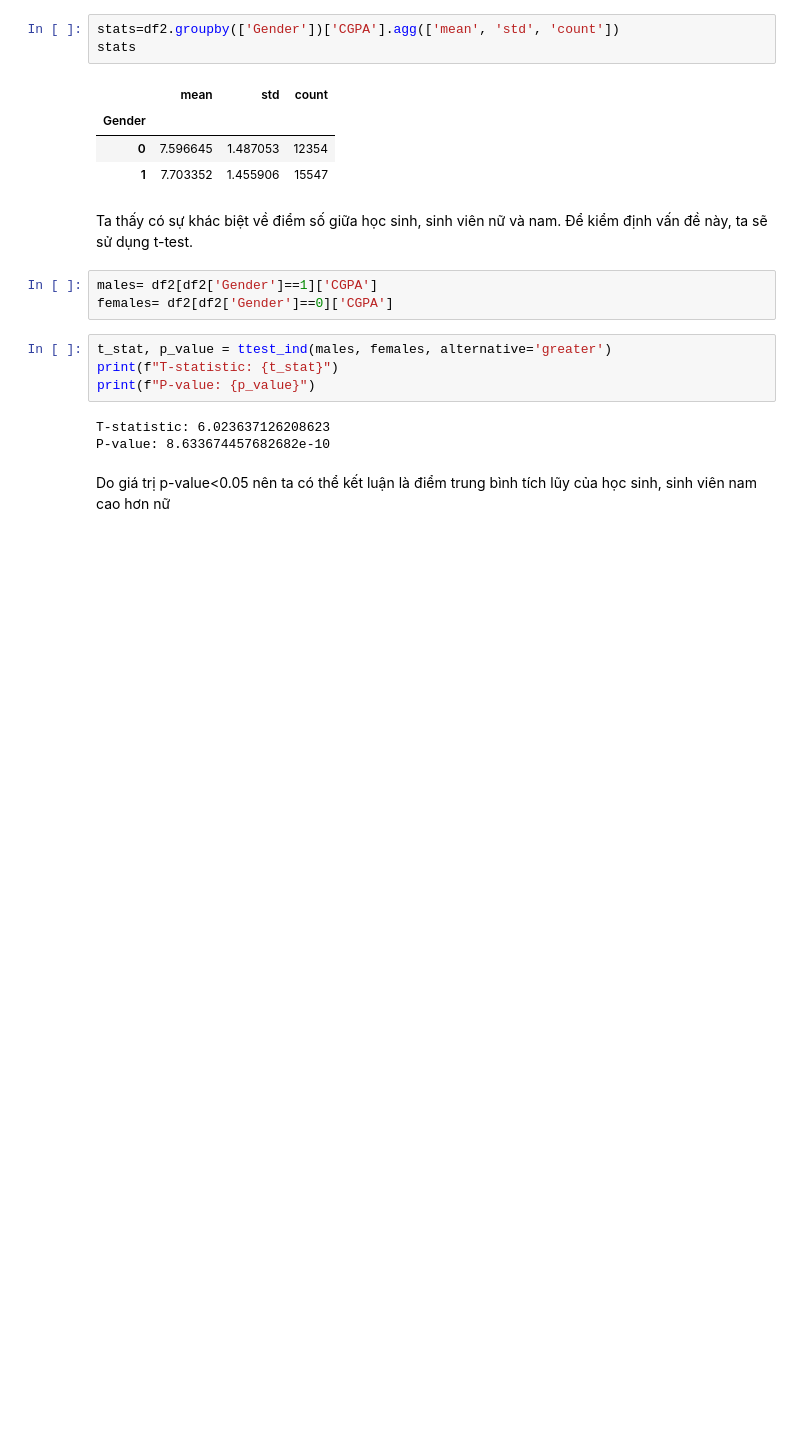
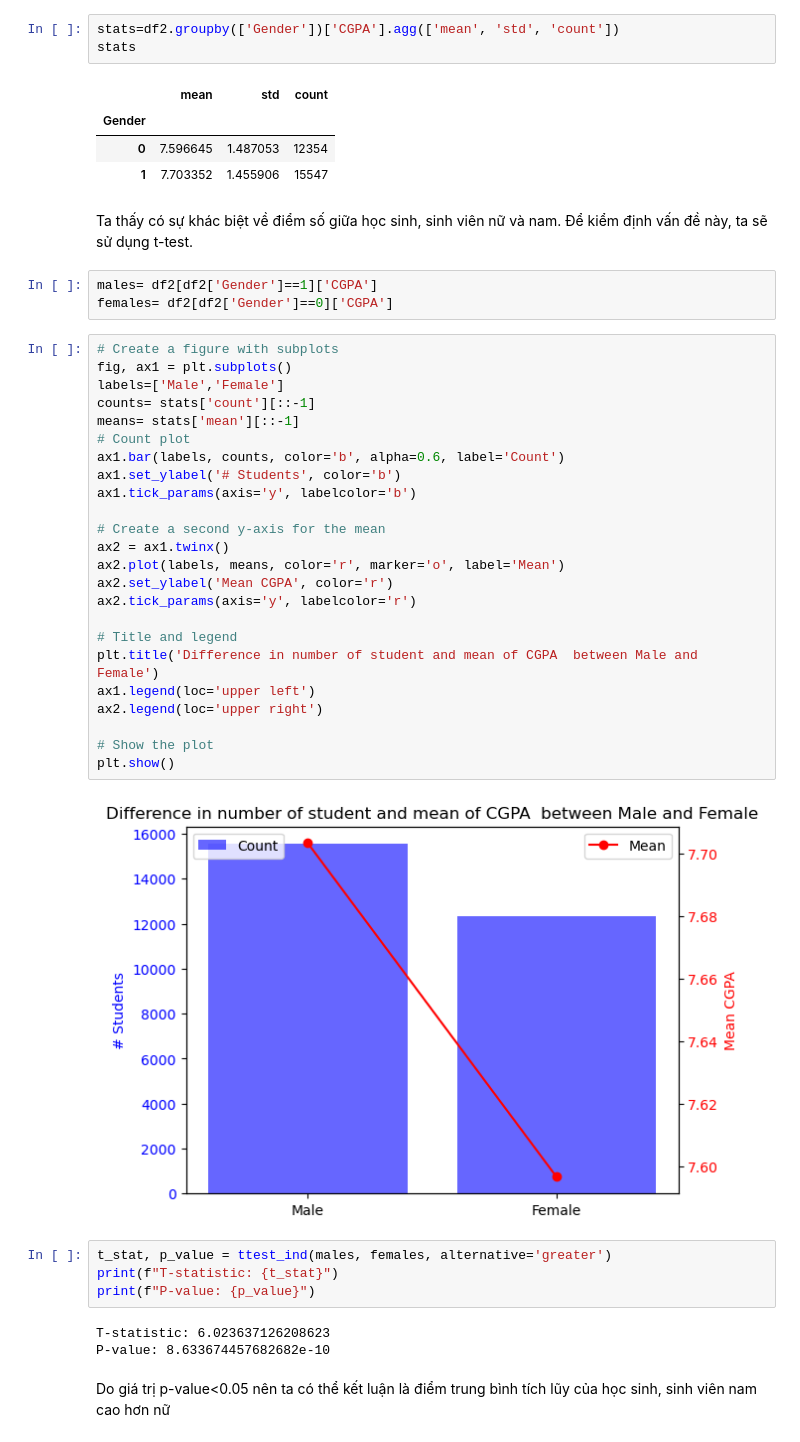
Before and after one commit to lhldanh/HCMUS_-CSC17104_Final_Project, a Jupyter notebook: main.ipynb, the cells around one changed output. Saved outputs shown, nothing was run; the diff lists cells and outputs as text; blank space fills up the shorter version.

```diff
--- a/main.ipynb
+++ b/main.ipynb
@@ -207,6 +207,32 @@ Ta thấy có sự khác biệt về điểm số giữa học sinh, sinh viên
 # %%
 males= df2[df2['Gender']==1]['CGPA']
 females= df2[df2['Gender']==0]['CGPA']
+# %%
+# Create a figure with subplots
+fig, ax1 = plt.subplots()
+labels=['Male','Female']
+counts= stats['count'][::-1]
+means= stats['mean'][::-1]
+# Count plot
+ax1.bar(labels, counts, color='b', alpha=0.6, label='Count')
+ax1.set_ylabel('# Students', color='b')
+ax1.tick_params(axis='y', labelcolor='b')
+
+# Create a second y-axis for the mean
+ax2 = ax1.twinx()
+ax2.plot(labels, means, color='r', marker='o', label='Mean')
+ax2.set_ylabel('Mean CGPA', color='r')
+ax2.tick_params(axis='y', labelcolor='r')
+
+# Title and legend
+plt.title('Difference in number of student and mean of CGPA  between Male and Female')
+ax1.legend(loc='upper left')
+ax2.legend(loc='upper right')
+
+# Show the plot
+plt.show()
+# %% [output]
+[figure, added]
 # %%
 t_stat, p_value = ttest_ind(males, females, alternative='greater')
 print(f"T-statistic: {t_stat}")
```
Also changed, not shown: parts of 13 cells of this notebook.
